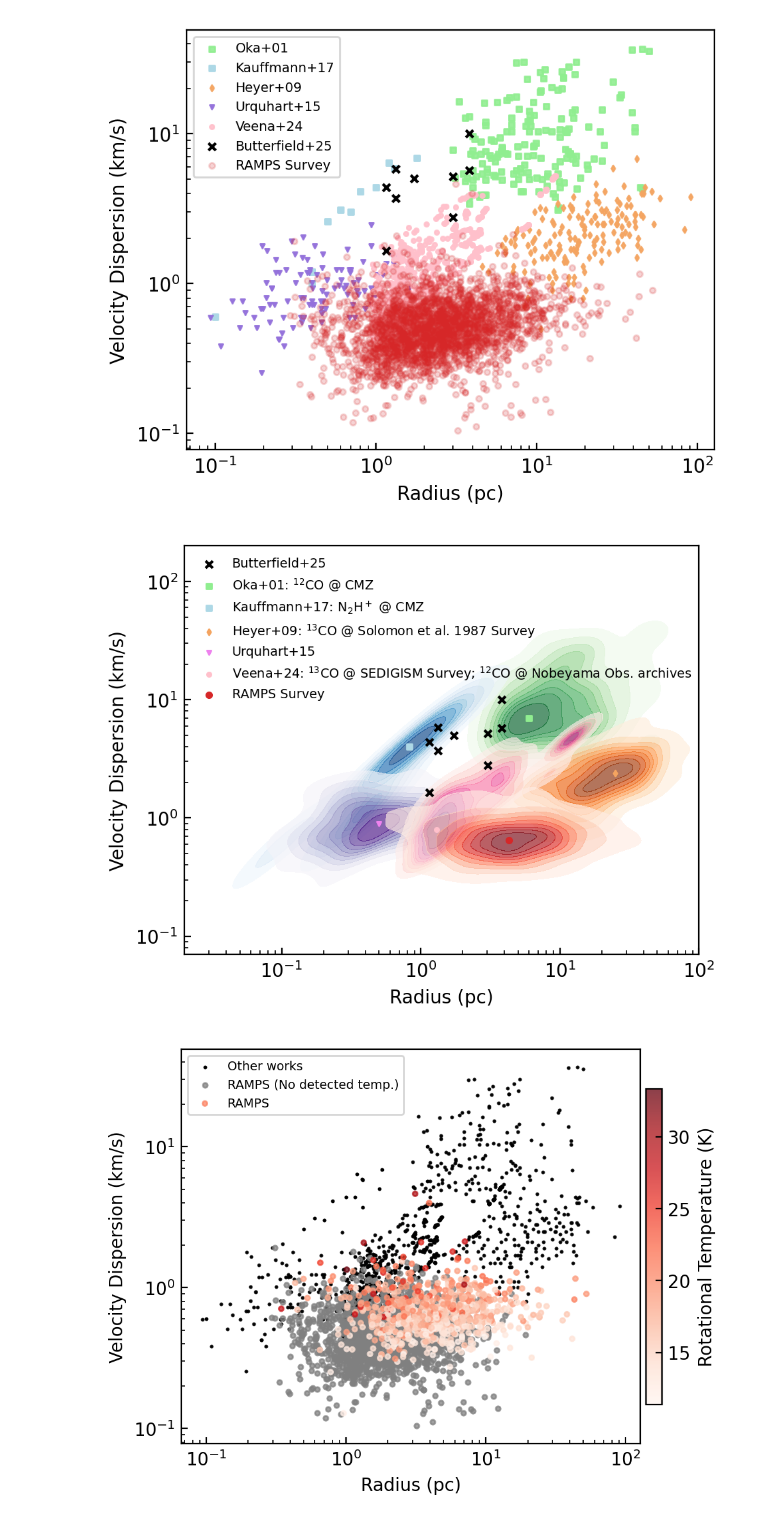
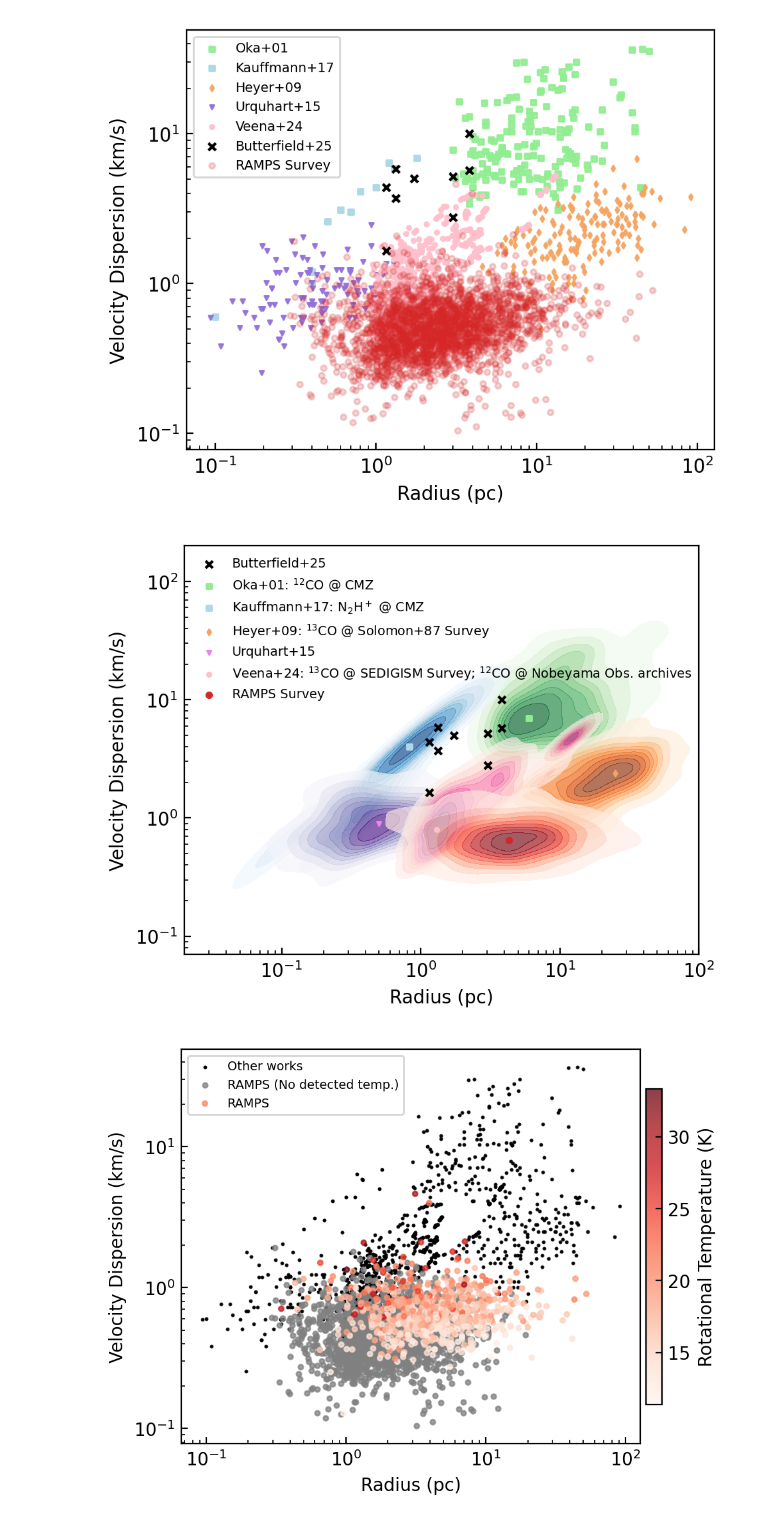
Before and after one commit to harrisonfwest/GBO-REU, a Jupyter notebook: Butterfield_plotting/linewidth_plot.ipynb, the cells around one changed output. Drawn from its saved outputs; the diff is of its cells as text; code cells hidden in the pictures.

Commit message:
update larson density plot

```diff
--- a/Butterfield_plotting/linewidth_plot.ipynb
+++ b/Butterfield_plotting/linewidth_plot.ipynb
@@ -375,35 +375,35 @@ hist_bins = np.logspace(0.01, 100)
 
 fig, ax = plt.subplots(figsize=(w, h), dpi=d)
 plt.loglog()
 
 sns.kdeplot(x = oka01_r, y = oka01_l, fill = True, cmap = 'Greens', cbar = False, alpha = 0.65)
 sns.kdeplot(x = kauf_r, y = kauf_l, fill = True, cmap = 'Blues', cbar = False, alpha = 0.65)
 sns.kdeplot(x = heyer09_r, y = heyer09_l, fill = True, cmap = 'Oranges', cbar = False, alpha = 0.65)
 sns.kdeplot(x = morgan_r, y = morgan_l, fill = True, cmap = 'Purples', cbar = False, alpha = 0.65)
 sns.kdeplot(x = veena24_r, y = veena24_l, fill = True, cmap = 'RdPu', cbar = False, alpha = 0.65)
 sns.kdeplot(x = length_vals, y = sigma_vals, fill = True, cmap = 'Reds', cbar = False, alpha = 0.65)
 
 plt.scatter(midr, midl, s=15, color='black', label='Butterfield+25', marker='x')
 plt.scatter(6, 7, s=7, color='lightgreen', label='Oka+01: $^{12}$CO @ CMZ', marker='s')
 plt.scatter(.83, 4, s=7, color='lightblue', label='Kauffmann+17: N$_2$H$^+$ @ CMZ', marker='s')
-plt.scatter(25, 2.4, s=5, color='sandybrown', label='Heyer+09: $^{13}$CO @ Solomon et al. 1987 Survey', marker='d')
+plt.scatter(25, 2.4, s=5, color='sandybrown', label='Heyer+09: $^{13}$CO @ Solomon+87 Survey', marker='d')
 plt.scatter(.5, .9, s=5, color='violet', label='Urquhart+15', marker='v')
 # sns.kdeplot(x = midr, y = midl, fill = True, cmap = 'Greys', cbar = False, alpha = 0.65)
 plt.scatter(1.3, .8, s=5, color='pink', label='Veena+24: $^{13}$CO @ SEDIGISM Survey; $^{12}$CO @ Nobeyama Obs. archives')
 plt.scatter(np.median(length_vals), .65, marker = '.', color = 'tab:red', label = 'RAMPS Survey')
 
 
 plt.xlabel('Radius (pc)')
 plt.ylabel('Velocity Dispersion (km/s)')
 ax.legend(fontsize='x-small', framealpha=0, loc = 'upper left')
 plt.xlim(0.02, 1e2)
 plt.ylim(.07, 2e2)
 
 # plt.show()
 
 plt.savefig("/users/hfwest/GBO-REU/plots/Larson_Density--West-Morgan.png", bbox_inches = 'tight', pad_inches = 0.1)
 # %% [output]
-[figure, old version]
+[figure, new version]
 # %%
 plt.figure(figsize=(w+.5, h), dpi=d) # adding space for colorbar
 plt.loglog()
```
Also changed, not shown: 1 other file.
